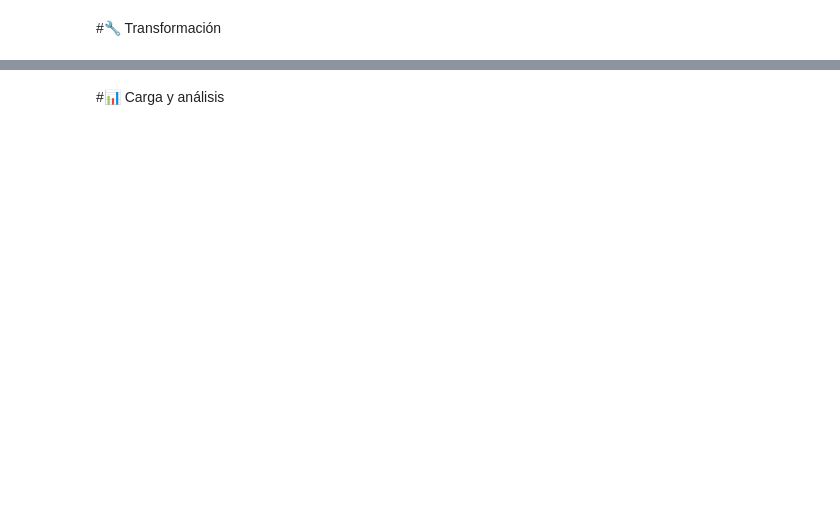
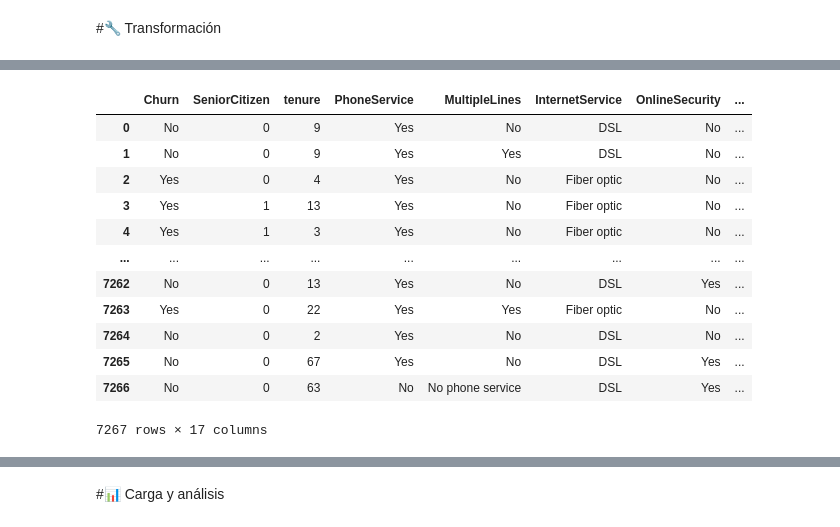
Before and after one commit to julmoram/TelcomX_LATAM, a Jupyter notebook: TelecomX_LATAM_correccion.ipynb, the cells around one changed output, grey strips where cells are left out. Drawn from its saved outputs; the diff is of its cells as text; code cells hidden in the pictures; blank space fills up the shorter version.

```diff
--- a/TelecomX_LATAM_correccion.ipynb
+++ b/TelecomX_LATAM_correccion.ipynb
@@ -38,0 +19,2 @@ df.head()
+# %%
+df = pd.read_json(url)
@@ -142,6 +50,0 @@ dtype: int64
-# %%
-# Crear columna Cuentas_Diarias dividiendo la facturación mensual por 30
-df['Cuentas_Diarias'] = df['account.Charges.Monthly'] / 30
-
-# Mostrar las primeras filas para verificar
-df[['account.Charges.Monthly', 'Cuentas_Diarias']].head()
@@ -202,0 +51,39 @@ df.head()
+# %%
+# Columna Base:
+df_main = df[['Churn']]
+
+# Columnas del diccionario 'customer'
+df_customer = df['customer'].apply(pd.Series)[['SeniorCitizen', 'tenure']]
+
+# Columnas del diccionario 'phone'
+df_phone = df['phone'].apply(pd.Series)[['PhoneService', 'MultipleLines']]
+
+# Columnas del diccionario 'internet'
+df_internet = df['internet'].apply(pd.Series)[[
+    'InternetService', 'OnlineSecurity', 'OnlineBackup',
+    'DeviceProtection', 'TechSupport', 'StreamingTV', 'StreamingMovies'
+]]
+
+# Columnas del diccionario 'account'
+df_account = df['account'].apply(pd.Series)[['Contract', 'PaperlessBilling', 'PaymentMethod']]
+
+# Columnas del diccionario 'Charges' dentro del diccionario 'account'
+df_charges = df['account'].apply(lambda x: x['Charges']).apply(pd.Series)[['Monthly', 'Total']]
+
+# DataFrame global
+df_flat = pd.concat([df_main, df_customer, df_phone, df_internet, df_account, df_charges], axis=1)
+df_flat
+# %% [output]
+|  | Churn | SeniorCitizen | tenure | PhoneService | MultipleLines | InternetService | OnlineSecurity | ... |
+| 0 | No | 0 | 9 | Yes | No | DSL | No | ... |
+| 1 | No | 0 | 9 | Yes | Yes | DSL | No | ... |
+| 2 | Yes | 0 | 4 | Yes | No | Fiber optic | No | ... |
+| 3 | Yes | 1 | 13 | Yes | No | Fiber optic | No | ... |
+| 4 | Yes | 1 | 3 | Yes | No | Fiber optic | No | ... |
+| ... | ... | ... | ... | ... | ... | ... | ... | ... |
+| 7262 | No | 0 | 13 | Yes | No | DSL | Yes | ... |
+| 7263 | Yes | 0 | 22 | Yes | Yes | Fiber optic | No | ... |
+| 7264 | No | 0 | 2 | Yes | No | DSL | No | ... |
+| 7265 | No | 0 | 67 | Yes | No | DSL | Yes | ... |
+| 7266 | No | 0 | 63 | No | No phone service | DSL | Yes | ... |
+7267 rows × 17 columns
```
Also changed, not shown: parts of 34 cells of this notebook.
